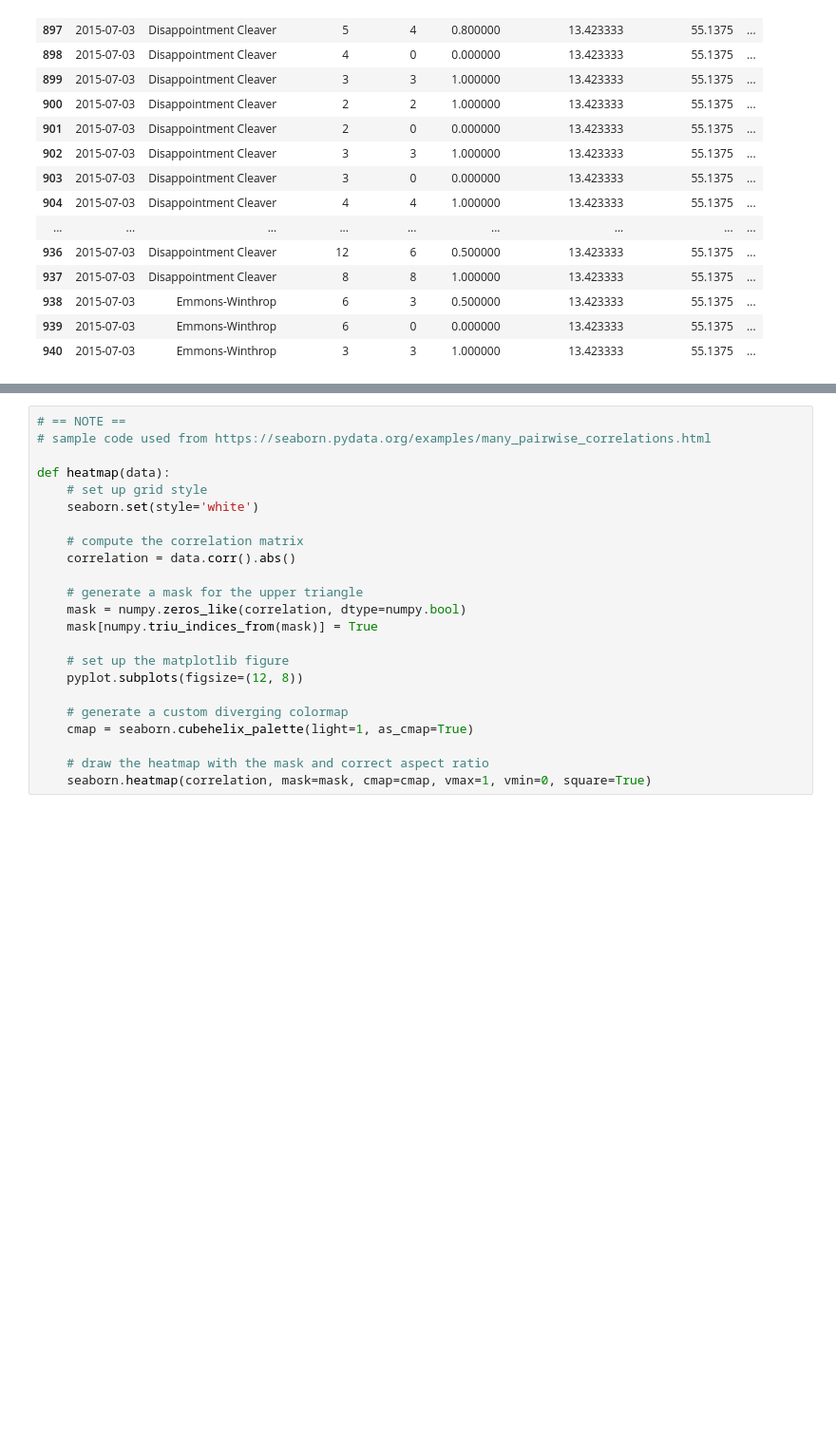
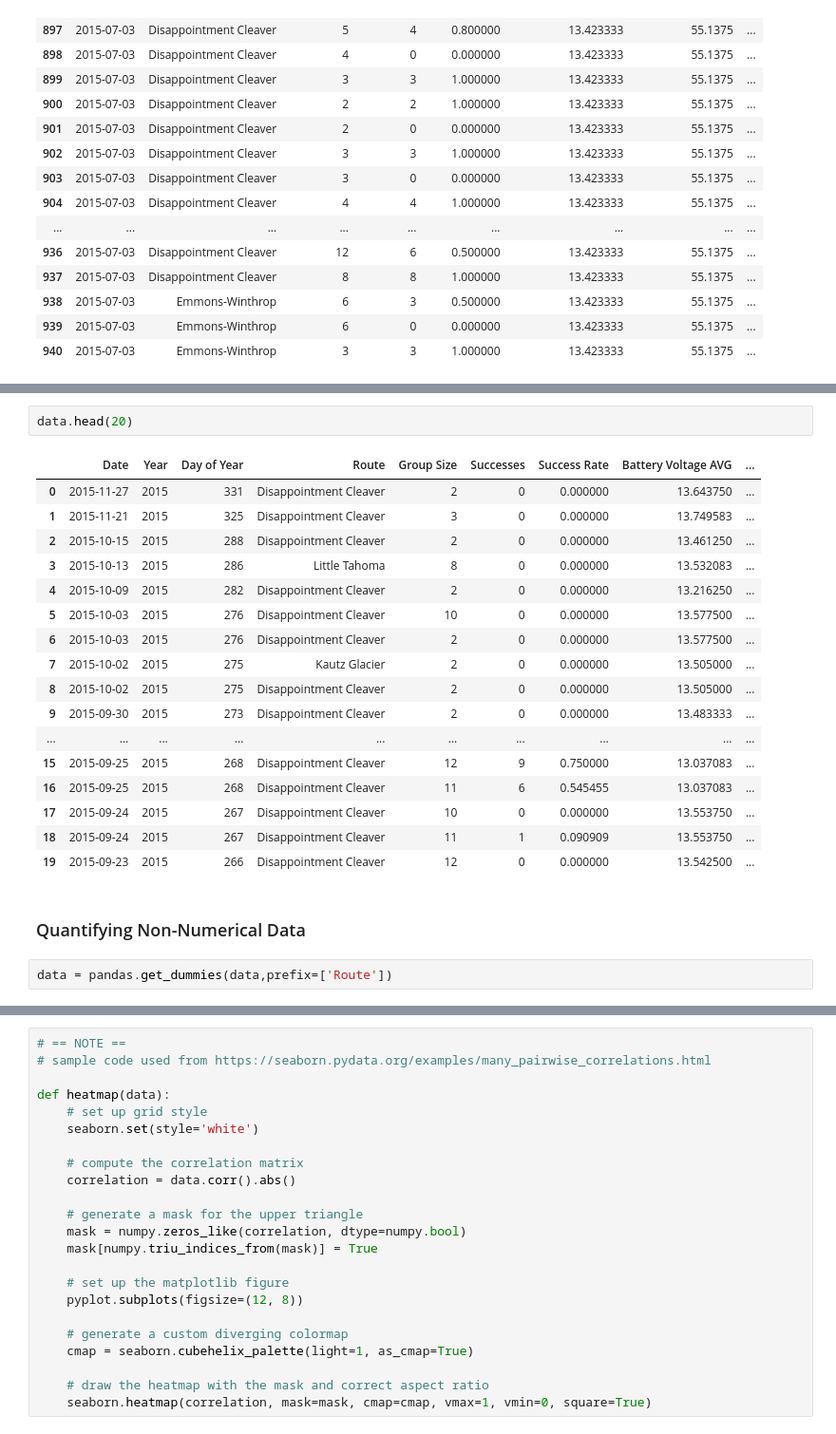
Before and after one commit to noltron000-coursework/mount-rainier, a Jupyter notebook: source/mount_rainier.ipynb, the cells around one changed output, grey strips where cells are left out. Shown at 95% size. Cells and saved outputs as stored; diff of their text form; blank space fills up the shorter version.

```diff
--- a/source/mount_rainier.ipynb
+++ b/source/mount_rainier.ipynb
@@ -262,0 +297,24 @@ MOST FREQUENT DATES
+# %%
+data.head(20)
+# %% [output]
+|  | Date | Year | Day of Year | Route | Group Size | Successes | Success Rate | Battery Voltage AVG | ... |
+| 0 | 2015-11-27 | 2015 | 331 | Disappointment Cleaver | 2 | 0 | 0.000000 | 13.643750 | ... |
+| 1 | 2015-11-21 | 2015 | 325 | Disappointment Cleaver | 3 | 0 | 0.000000 | 13.749583 | ... |
+| 2 | 2015-10-15 | 2015 | 288 | Disappointment Cleaver | 2 | 0 | 0.000000 | 13.461250 | ... |
+| 3 | 2015-10-13 | 2015 | 286 | Little Tahoma | 8 | 0 | 0.000000 | 13.532083 | ... |
+| 4 | 2015-10-09 | 2015 | 282 | Disappointment Cleaver | 2 | 0 | 0.000000 | 13.216250 | ... |
+| 5 | 2015-10-03 | 2015 | 276 | Disappointment Cleaver | 10 | 0 | 0.000000 | 13.577500 | ... |
+| 6 | 2015-10-03 | 2015 | 276 | Disappointment Cleaver | 2 | 0 | 0.000000 | 13.577500 | ... |
+| 7 | 2015-10-02 | 2015 | 275 | Kautz Glacier | 2 | 0 | 0.000000 | 13.505000 | ... |
+| 8 | 2015-10-02 | 2015 | 275 | Disappointment Cleaver | 2 | 0 | 0.000000 | 13.505000 | ... |
+| 9 | 2015-09-30 | 2015 | 273 | Disappointment Cleaver | 2 | 0 | 0.000000 | 13.483333 | ... |
+| ... | ... | ... | ... | ... | ... | ... | ... | ... | ... |
+| 15 | 2015-09-25 | 2015 | 268 | Disappointment Cleaver | 12 | 9 | 0.750000 | 13.037083 | ... |
+| 16 | 2015-09-25 | 2015 | 268 | Disappointment Cleaver | 11 | 6 | 0.545455 | 13.037083 | ... |
+| 17 | 2015-09-24 | 2015 | 267 | Disappointment Cleaver | 10 | 0 | 0.000000 | 13.553750 | ... |
+| 18 | 2015-09-24 | 2015 | 267 | Disappointment Cleaver | 11 | 1 | 0.090909 | 13.553750 | ... |
+| 19 | 2015-09-23 | 2015 | 266 | Disappointment Cleaver | 12 | 0 | 0.000000 | 13.542500 | ... |
+# %% [markdown]
+### Quantifying Non-Numerical Data
+# %%
+data = pandas.get_dummies(data,prefix=['Route'])
```
Also changed, not shown: parts of 22 cells of this notebook.
